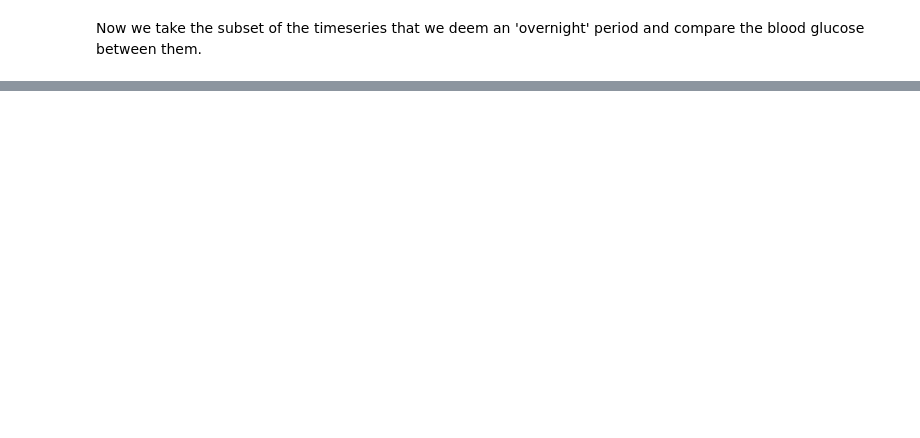
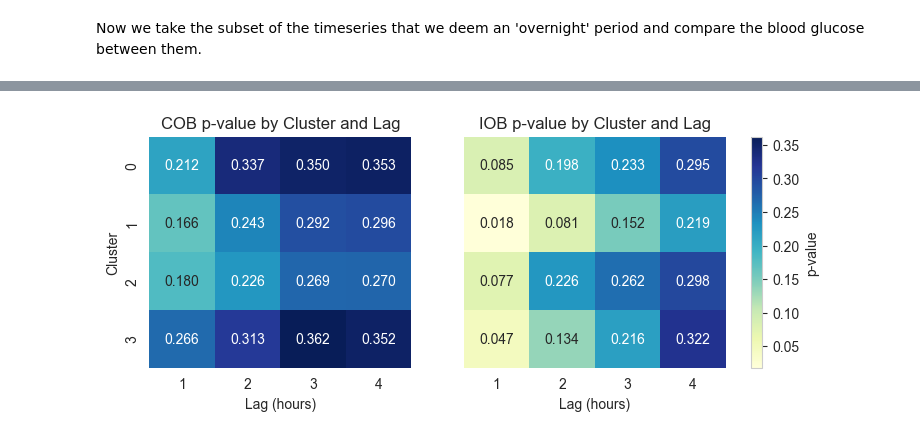
Before and after one commit to rdbrist/masters_project, a Jupyter notebook: notebooks/2.03b-rd-analysis-of-night-clusters.ipynb, the cells around one changed output, grey strips where cells are left out. Cells and saved outputs as stored; diff of their text form; code cells hidden in the pictures; blank space fills up the shorter version.

```diff
--- a/notebooks/2.03b-rd-analysis-of-night-clusters.ipynb
+++ b/notebooks/2.03b-rd-analysis-of-night-clusters.ipynb
@@ -177,0 +189,47 @@ df_long_bg[df_long_bg['cluster']==2]['bg mean'].to_list()
+# %%
+def heatmap_regression_values(df, cob_col, iob_col, variable):
+    cob_matrix = df.pivot_table(index='cluster', columns='lag', values=cob_col).round(3)
+    iob_matrix = df.pivot_table(index='cluster', columns='lag', values=iob_col).round(3)
+
+    vmin = min(cob_matrix.min().min(), iob_matrix.min().min())
+    vmax = max(cob_matrix.max().max(), iob_matrix.max().max())
+
+    fig, ax = plt.subplots(1, 2, figsize=(8, 3))
+    cmap = "YlGnBu" if variable == 'p-value' else "YlGnBu_r"
+
+    hm0 = sns.heatmap(cob_matrix, annot=True, fmt=".3f", cmap=cmap, ax=ax[0], vmin=vmin, vmax=vmax, cbar=False)
+    ax[0].set_title(f'COB {variable} by Cluster and Lag')
+    hm1 = sns.heatmap(iob_matrix, annot=True, fmt=".3f", cmap=cmap, ax=ax[1], vmin=vmin, vmax=vmax, cbar=False)
+    ax[1].set_title(f'IOB {variable} by Cluster and Lag')
+
+    # Add a single colorbar for both axes
+    cbar = fig.colorbar(hm1.collections[0], ax=ax, orientation='vertical', fraction=0.03, pad=0.04)
+    cbar.set_label(variable)
+
+    ax[0].set_xlabel('Lag (hours)')
+    ax[0].set_ylabel('Cluster')
+    ax[1].set_xlabel('Lag (hours)')
+    ax[1].set_ylabel('')
+    ax[1].set_yticklabels([])
+    plt.show()
+
+def heatmap_metrics(df):
+    fig, ax = plt.subplots(figsize=(8, 3), ncols=2)
+    for i, m in enumerate(['r_squared', 'mse']):
+        metric_matrix = df.pivot_table(index='cluster', columns='lag', values=m).round(3)
+        if m == 'r_squared':
+            vmin, vmax = -1, 1
+            ylabel = 'Cluster'
+        elif m == 'mse':
+            metric_matrix = -metric_matrix  # Invert MSE for heatmap visualisation
+            vmin, vmax = -0.05, 0  # Standard range for MSE for comparison
+            ylabel = None
+        sns.heatmap(metric_matrix, annot=True, fmt=".3f", cmap="YlGnBu_r", vmin=vmin, vmax=vmax, ax=ax[i])
+        ax[i].set_title(f'{m.upper()} by Cluster and Lag')
+        ax[i].set_xlabel('Lag (hours)')
+        ax[i].set_ylabel(ylabel)
+    plt.show()
+# %%
+heatmap_regression_values(ols_results_cob_iob, 'pvalue_cob', 'pvalue_iob', 'p-value')
+# %% [output]
+[figure, added]
```
Also changed, not shown: parts of 37 cells of this notebook, 3 other files.
